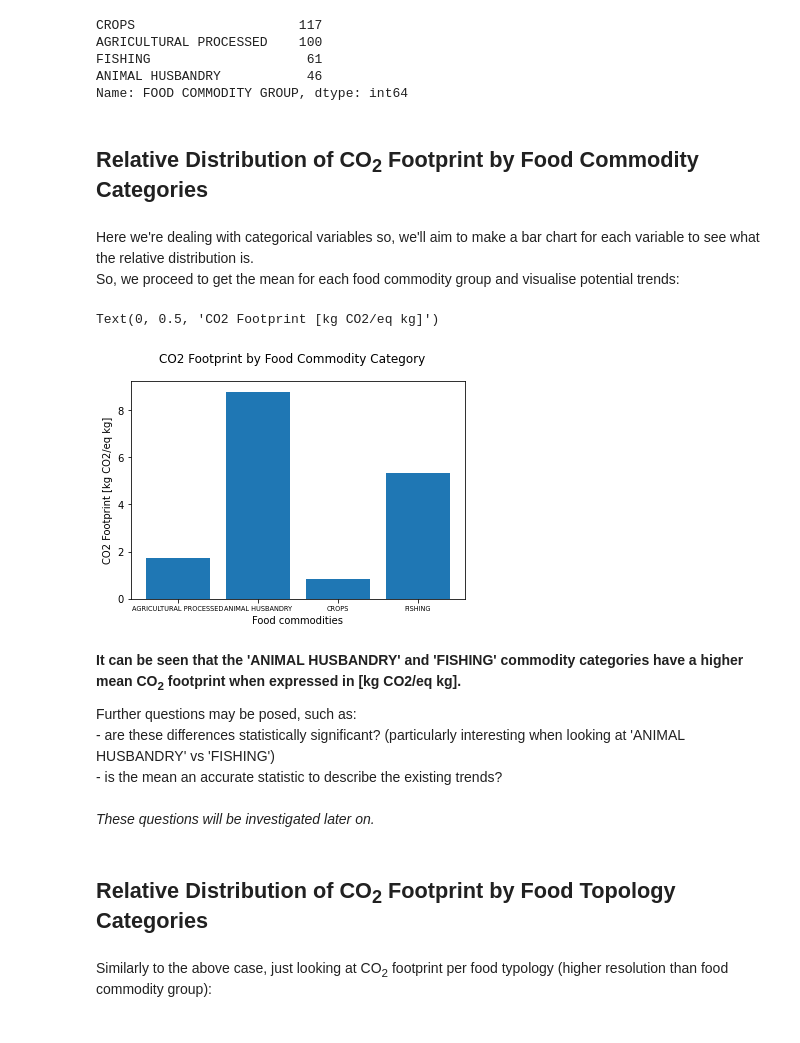
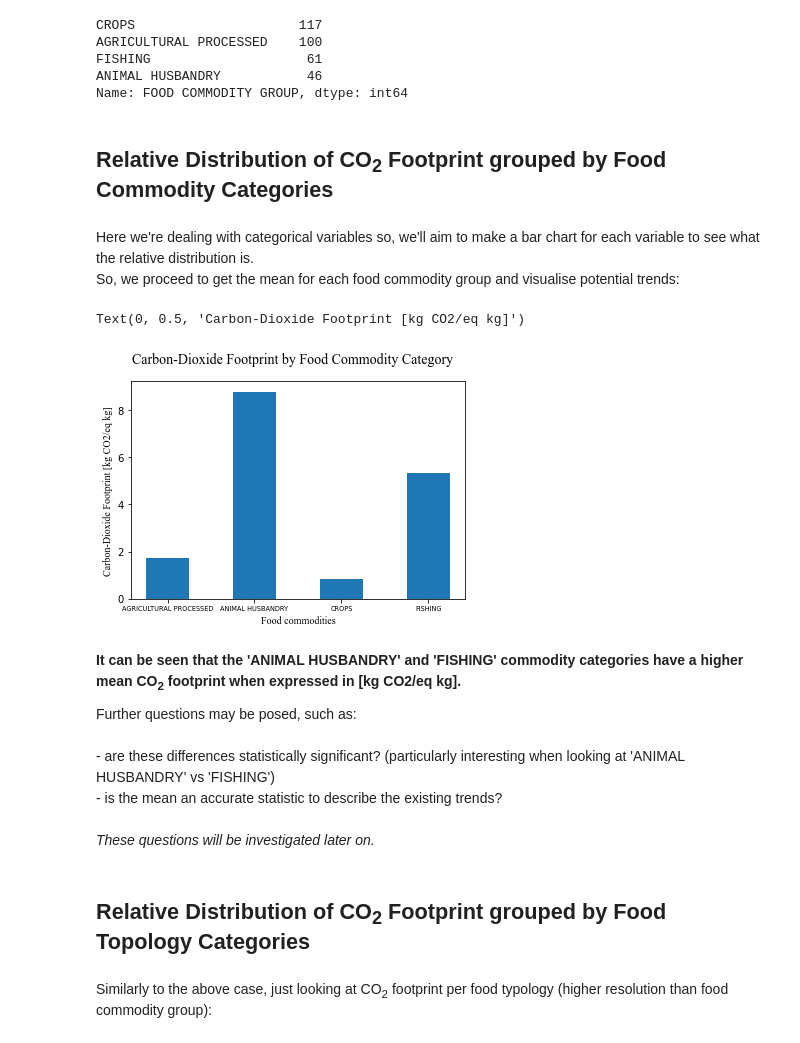
Before and after one commit to natskiu/Hack-her-thon-2022, a Jupyter notebook: eda.ipynb, the cells around one changed output. Drawn from its saved outputs; the diff is of its cells as text; code cells hidden in the pictures.

```diff
--- a/eda.ipynb
+++ b/eda.ipynb
@@ -55,34 +55,35 @@ FISHING                    61
 ANIMAL HUSBANDRY           46
 Name: FOOD COMMODITY GROUP, dtype: int64
 # %% [markdown]
-## Relative Distribution of CO<sub>2</sub> Footprint by Food Commodity Categories ##
+## Relative Distribution of CO<sub>2</sub> Footprint grouped by Food Commodity Categories ##
 # %% [markdown]
 Here we're dealing with categorical variables so, we'll aim to make a bar chart for each variable to see what the relative distribution is.\
 So, we proceed to get the mean for each food commodity group and visualise potential trends:
 # %%
 df.rename(columns ={'Carbon Footprint kg CO2eq/kg or l of food ITEM': 'CO2_FP_item'}, inplace=True)
 commodity_group_means = df.groupby("FOOD COMMODITY GROUP").CO2_FP_item.mean().reset_index()
 
 fig, ax = plt.subplots()
 #plt.grid()
-ax.bar(commodity_group_means.iloc[:,0], commodity_group_means.iloc[:,1], width=0.8)
-fig.suptitle('CO2 Footprint by Food Commodity Category')
+ax.bar(commodity_group_means.iloc[:,0], commodity_group_means.iloc[:,1], width=0.5)
+fig.suptitle('Carbon-Dioxide Footprint by Food Commodity Category', fontname='Times New Roman', fontsize=14)
 plt.rc('xtick', labelsize=6.6)
-plt.xlabel('Food commodities')
-plt.ylabel('CO2 Footprint [kg CO2/eq kg]')
+plt.xlabel('Food commodities', fontname='Times New Roman')
+plt.ylabel('Carbon-Dioxide Footprint [kg CO2/eq kg]', fontname='Times New Roman')
 # %% [output]
-Text(0, 0.5, 'CO2 Footprint [kg CO2/eq kg]')
+Text(0, 0.5, 'Carbon-Dioxide Footprint [kg CO2/eq kg]')
-[figure, old version]
+[figure, new version]
 # %% [markdown]
 **It can be seen that the 'ANIMAL HUSBANDRY' and 'FISHING' commodity categories have a higher mean CO<sub>2</sub> footprint when expressed in [kg CO2/eq kg].**
 
 Further questions may be posed, such as:\
+\
     - are these differences statistically significant? (particularly interesting when looking at 'ANIMAL HUSBANDRY' vs 'FISHING')\
     - is the mean an accurate statistic to describe the existing trends?\
     \
 *These questions will be investigated later on.*
 # %% [markdown]
-## Relative Distribution of CO<sub>2</sub> Footprint by Food Topology Categories ##
+## Relative Distribution of CO<sub>2</sub> Footprint grouped by Food Topology Categories ##
 # %% [markdown]
 Similarly to the above case, just looking at CO<sub>2</sub> footprint per food typology (higher resolution than food commodity group):
 # %%
```
Also changed, not shown: parts of 3 cells of this notebook.
